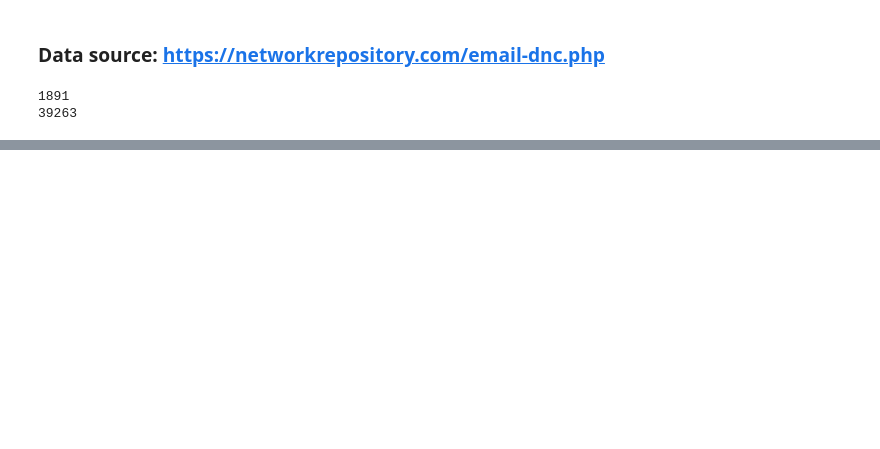
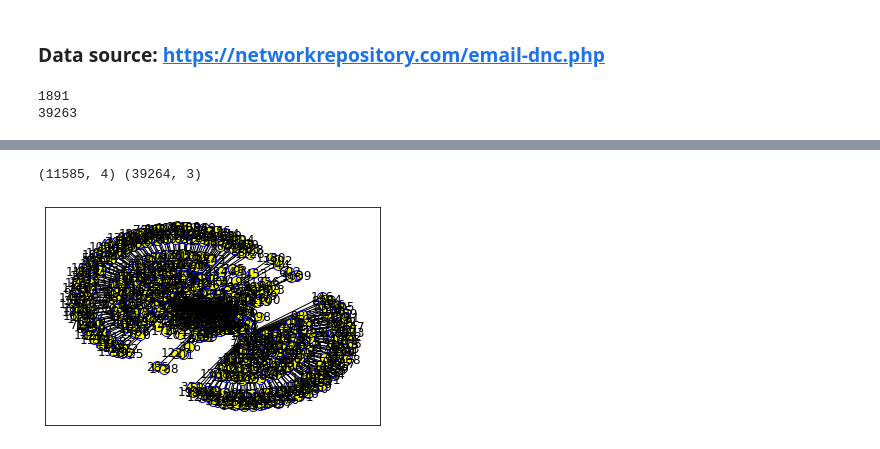
Before and after one commit to beninbar/DATA_620, a Jupyter notebook: Assignment 3 (week 2 part 1 Graph Viz)/Assignment 3 (week 2 part 1)_Ben Inbar+Josh Forster.ipynb, the cells around one changed output, grey strips where cells are left out. Cells and saved outputs as stored; diff of their text form; code cells hidden in the pictures; blank space fills up the shorter version.

```diff
--- a/Assignment 3 (week 2 part 1 Graph Viz)/Assignment 3 (week 2 part 1)_Ben Inbar+Josh Forster.ipynb
+++ b/Assignment 3 (week 2 part 1 Graph Viz)/Assignment 3 (week 2 part 1)_Ben Inbar+Josh Forster.ipynb
@@ -108,0 +114,15 @@ AttributeError: 'NoneType' object has no attribute 'show'
+# %%
+# Load the data as a csv
+df = pd.read_csv('https://raw.githubusercontent.com/jforster19/Data620/main/email-dnc.csv',header=None,names=['From','To','TS'])
+
+# Grab top 5 email senders - wind up with 11585 edges.
+top_100 = pd.DataFrame(df.groupby('From')['To'].count().sort_values(ascending=[False]).head().reset_index())
+trimmed = pd.merge(df,top_100,how='inner',on='From')
+print(trimmed.shape, df.shape)
+
+G2 = nx.from_pandas_edgelist(trimmed,'From','To_x',create_using=nx.MultiGraph())
+nx.draw_networkx(G2,with_labels=True, edgecolors='blue', node_color='yellow', node_size=100)
+plt.plot();
+# %% [output]
+(11585, 4) (39264, 3)
+[figure, added]
```
Also changed, not shown: parts of 8 cells of this notebook.
